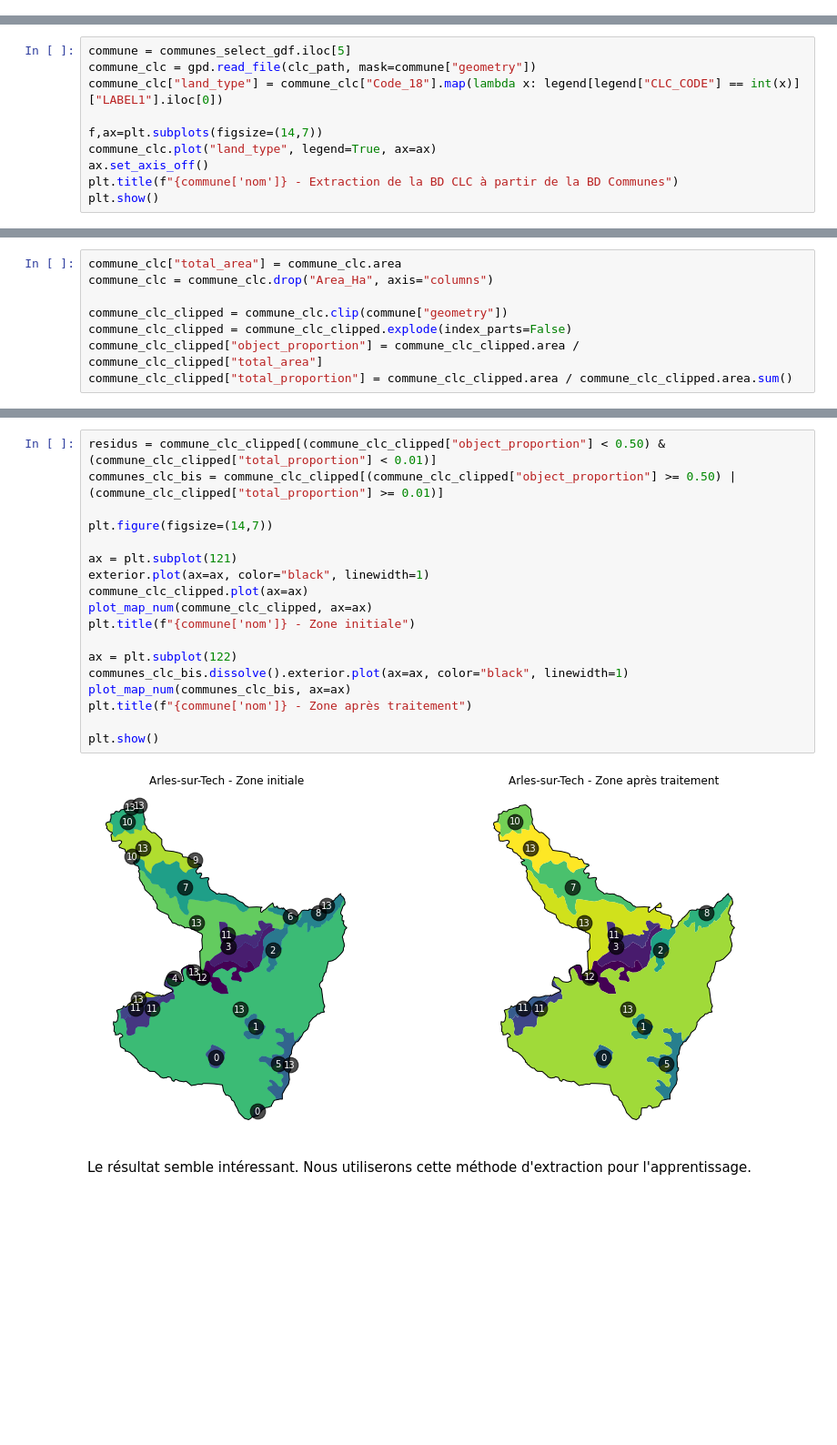
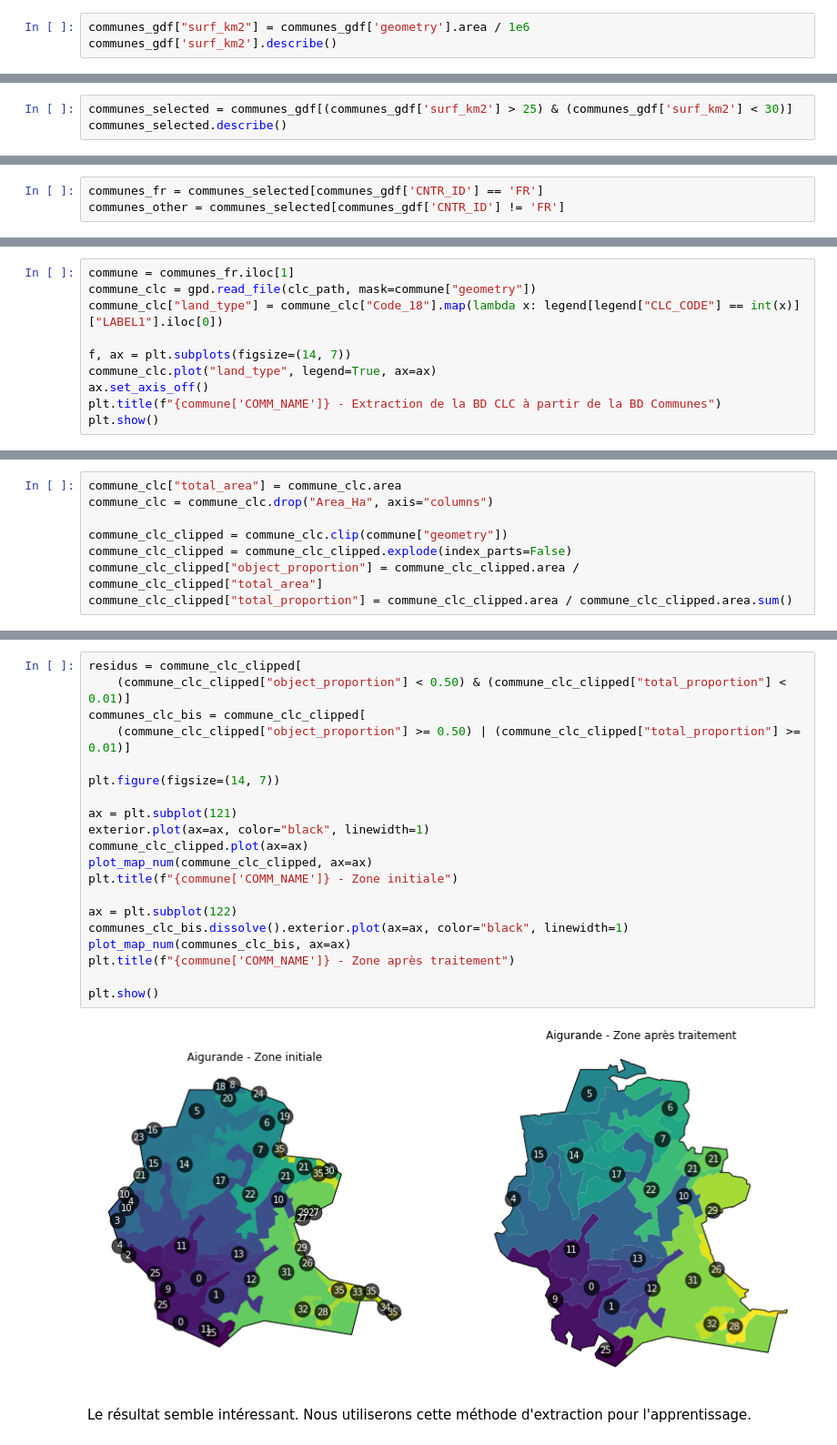
Before and after one commit to massimovenuti/clc-graph-deep-learning, a Jupyter notebook: clc.ipynb, the cells around one changed output, grey strips where cells are left out. Shown at 91% size. Drawn from its saved outputs; the diff is of its cells as text; blank space fills up the shorter version.

```diff
--- a/clc.ipynb
+++ b/clc.ipynb
@@ -705,0 +525,3 @@ communes_gdf.describe()
+# %%
+communes_gdf["surf_km2"] = communes_gdf['geometry'].area / 1e6
+communes_gdf['surf_km2'].describe()
@@ -730,0 +548,3 @@ communes_select_gdf.describe()
+# %%
+communes_selected = communes_gdf[(communes_gdf['surf_km2'] > 25) & (communes_gdf['surf_km2'] < 30)]
+communes_selected.describe()
@@ -730,0 +561,3 @@ communes_select_gdf.describe()
+# %%
+communes_fr = communes_selected[communes_gdf['CNTR_ID'] == 'FR']
+communes_other = communes_selected[communes_gdf['CNTR_ID'] != 'FR']
@@ -779,13 +622,13 @@ Essayons d'extraire de la BD CLC la commune de Strasbourg à partir de la surfac
 # %%
 clc_path = "data/raw_data/clc/u2018_clc2018_v2020_20u1_geoPackage/DATA/U2018_CLC2018_V2020_20u1.gpkg"
 # %%
-commune = communes_select_gdf.iloc[5]
+commune = communes_fr.iloc[1]
 commune_clc = gpd.read_file(clc_path, mask=commune["geometry"])
 commune_clc["land_type"] = commune_clc["Code_18"].map(lambda x: legend[legend["CLC_CODE"] == int(x)]["LABEL1"].iloc[0])
 
-f,ax=plt.subplots(figsize=(14,7))
+f, ax = plt.subplots(figsize=(14, 7))
 commune_clc.plot("land_type", legend=True, ax=ax)
 ax.set_axis_off()
-plt.title(f"{commune['nom']} - Extraction de la BD CLC à partir de la BD Communes")
+plt.title(f"{commune['COMM_NAME']} - Extraction de la BD CLC à partir de la BD Communes")
 plt.show()
 # %% [output]
@@ -920,23 +761,25 @@ plt.show()
 # %%
-residus = commune_clc_clipped[(commune_clc_clipped["object_proportion"] < 0.50) & (commune_clc_clipped["total_proportion"] < 0.01)]
-communes_clc_bis = commune_clc_clipped[(commune_clc_clipped["object_proportion"] >= 0.50) | (commune_clc_clipped["total_proportion"] >= 0.01)]
+residus = commune_clc_clipped[
+    (commune_clc_clipped["object_proportion"] < 0.50) & (commune_clc_clipped["total_proportion"] < 0.01)]
+communes_clc_bis = commune_clc_clipped[
+    (commune_clc_clipped["object_proportion"] >= 0.50) | (commune_clc_clipped["total_proportion"] >= 0.01)]
 
-plt.figure(figsize=(14,7))
+plt.figure(figsize=(14, 7))
 
 ax = plt.subplot(121)
 exterior.plot(ax=ax, color="black", linewidth=1)
 commune_clc_clipped.plot(ax=ax)
 plot_map_num(commune_clc_clipped, ax=ax)
-plt.title(f"{commune['nom']} - Zone initiale")
+plt.title(f"{commune['COMM_NAME']} - Zone initiale")
 
 ax = plt.subplot(122)
 communes_clc_bis.dissolve().exterior.plot(ax=ax, color="black", linewidth=1)
 plot_map_num(communes_clc_bis, ax=ax)
-plt.title(f"{commune['nom']} - Zone après traitement")
+plt.title(f"{commune['COMM_NAME']} - Zone après traitement")
 
 plt.show()
 # %% [output]
-[figure, old version]
+[figure, new version]
 # %% [markdown]
 Le résultat semble intéressant. Nous utiliserons cette méthode d'extraction pour l'apprentissage.
 # %% [markdown]
```
Also changed, not shown: parts of 75 cells of this notebook, 3 other files.
